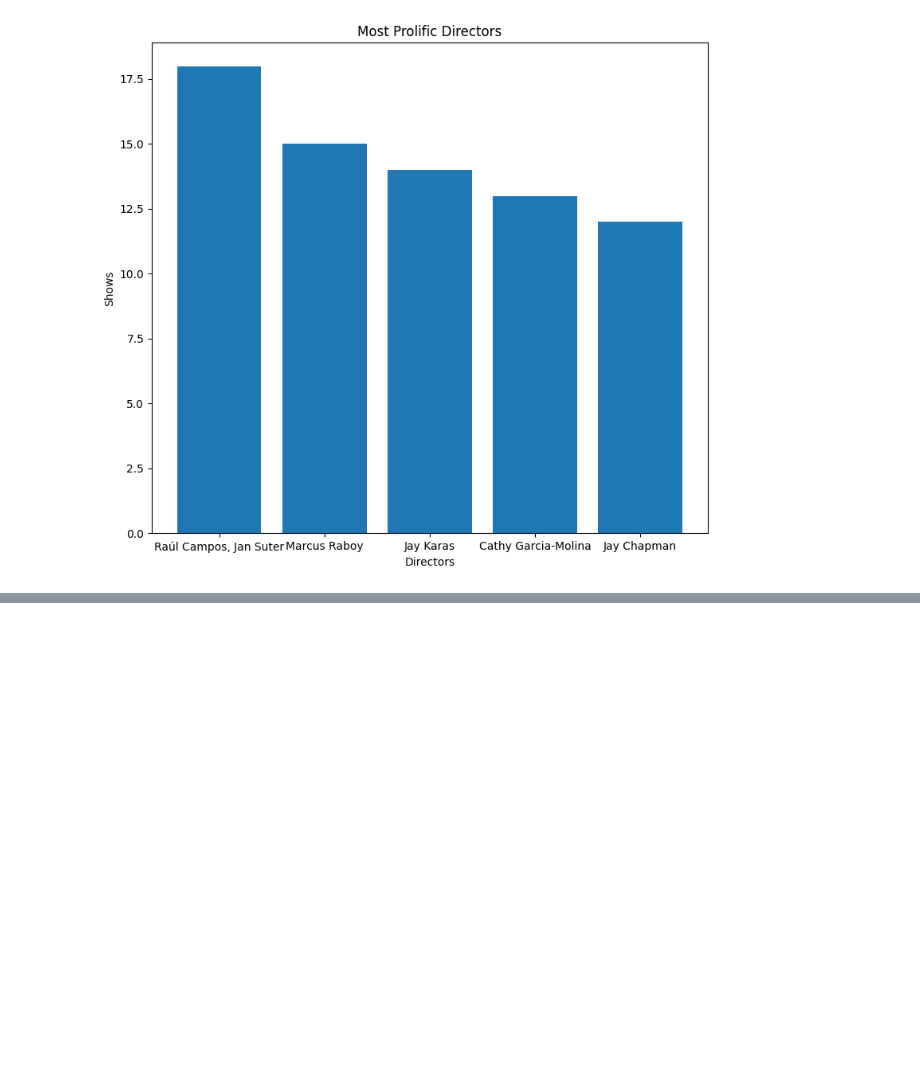
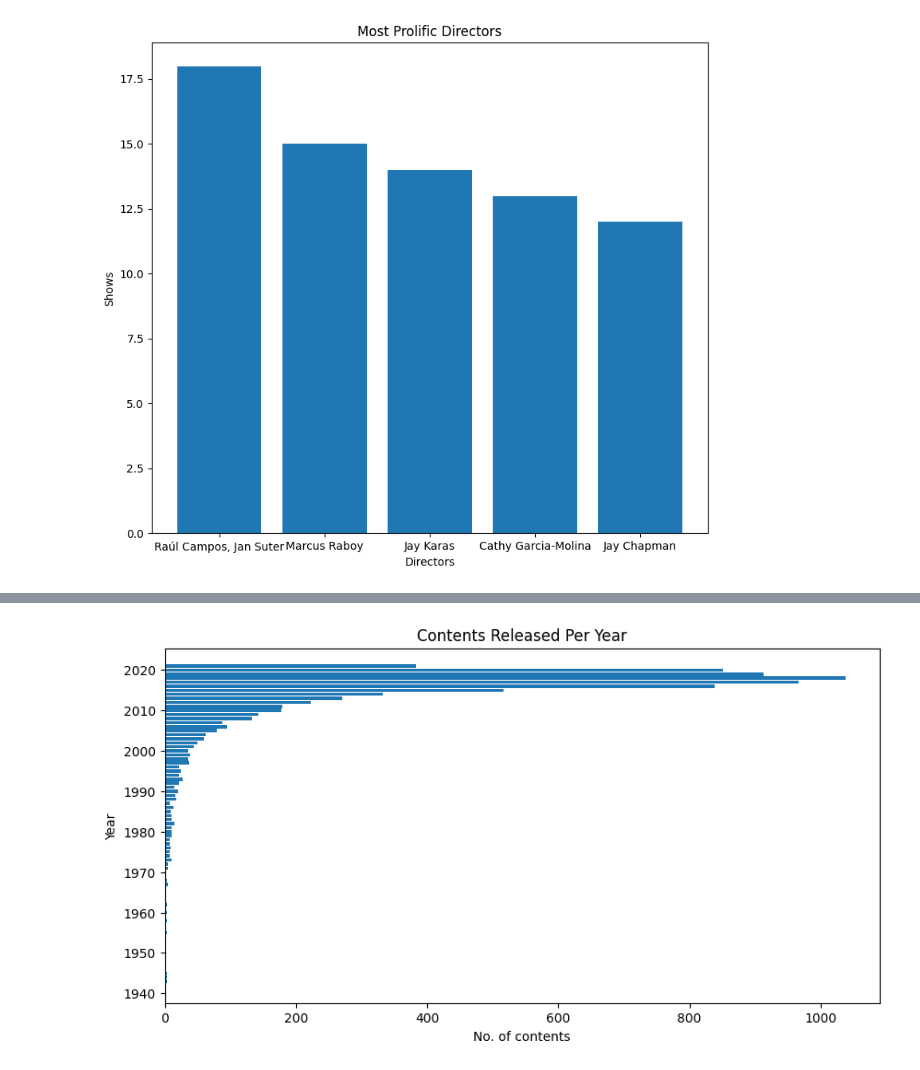
Before and after one commit to hrishavraj89/netflix_data_analysis, a Jupyter notebook: netflix_data_analysis.ipynb, the cells around one changed output, grey strips where cells are left out. Drawn from its saved outputs; the diff is of its cells as text; code cells hidden in the pictures; blank space fills up the shorter version.

Commit message:
contents released per year

```diff
--- a/netflix_data_analysis.ipynb
+++ b/netflix_data_analysis.ipynb
@@ -96,3 +96,7 @@ longest_movies.head()
 | 2487 | s2488 | Movie | No Longer kids | Samir Al Asfory | Said Saleh, Hassan Moustafa, Ahme... | Egypt | May 21, 2020 | 1979 | TV-14 | 237.0 | ... |
 | 166 | s167 | Movie | Once Upon a Time in America | Sergio Leone | Robert De Niro, James Woods, Eliz... | Italy, United States | September 1, 2021 | 1984 | R | 229.0 | ... |
 | 7932 | s7933 | Movie | Sangam | Raj Kapoor | Raj Kapoor, Vyjayanthimala, Rajen... | India | December 31, 2019 | 1964 | TV-14 | 228.0 | ... |
+# %%
+#Contents released per year
+contents_per_year = df['release_year'].value_counts()
+contents_per_year
@@ -98,0 +117,9 @@ longest_movies.head()
+# %%
+plt.figure(figsize=(10,5))
+plt.barh(contents_per_year.index, contents_per_year.values)
+plt.title('Contents Released Per Year')
+plt.xlabel('No. of contents')
+plt.ylabel('Year')
+plt.show()
+# %% [output]
+[figure, added]
```
Also changed, not shown: parts of 2 cells of this notebook.
